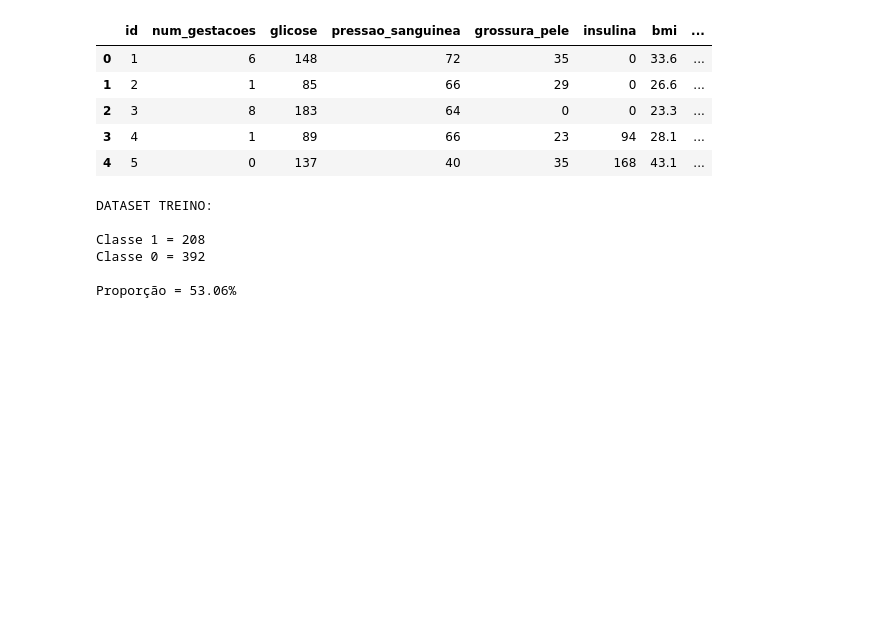
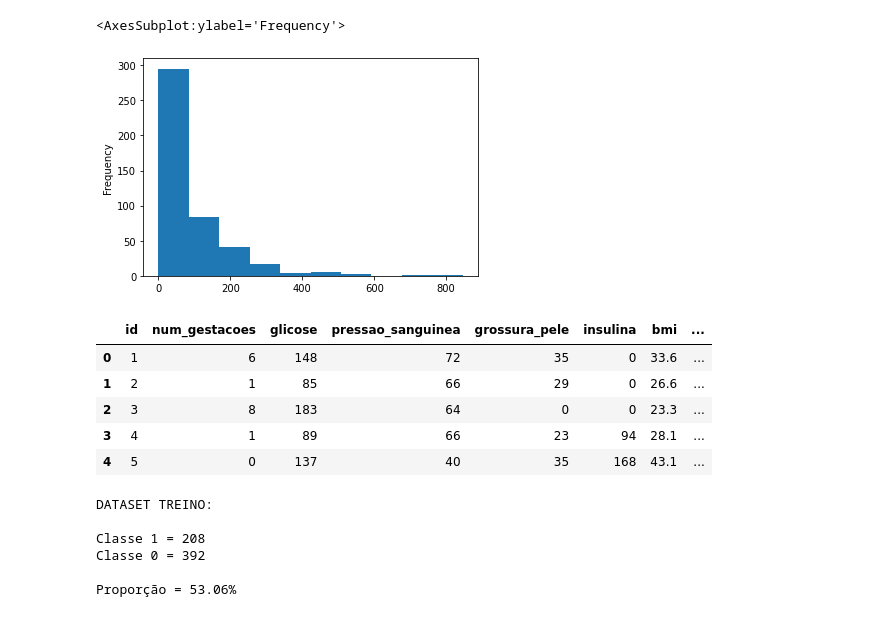
Before and after one commit to SamuelBaptista/ia-doctor, a Jupyter notebook: src/datasets.ipynb, the cells around one changed output. Drawn from its saved outputs; the diff is of its cells as text; code cells hidden in the pictures; blank space fills up the shorter version.

```diff
--- a/src/datasets.ipynb
+++ b/src/datasets.ipynb
@@ -27,3 +31,8 @@ treino.describe()
+# %%
+x_treino.insulina.plot(kind='hist')
+# %% [output]
+<AxesSubplot:ylabel='Frequency'>
+[figure, added]
 # %%
 # Verificando as primeiras linhas do dataset
 treino.head()
```
Also changed, not shown: parts of 7 cells of this notebook, 5 other files.
